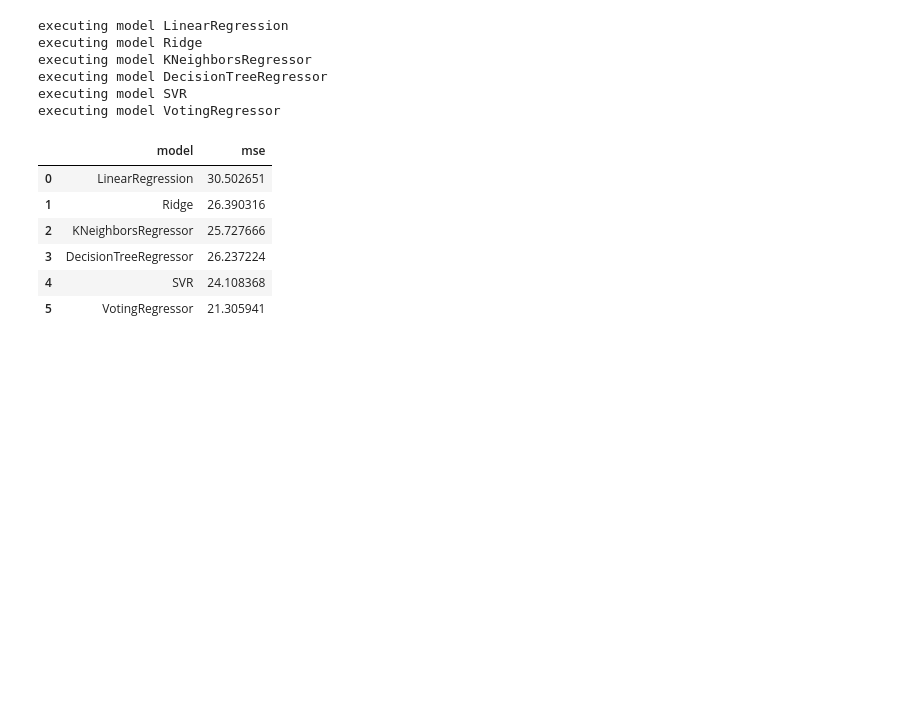
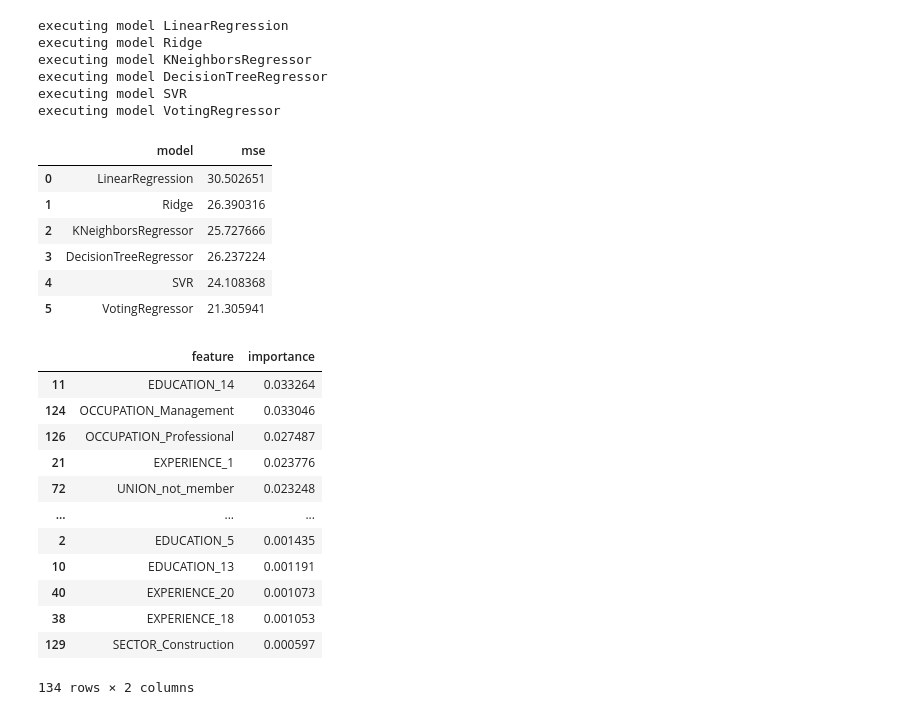
Before and after one commit to mattdabit/MachineLearningAndArtificialIntelligence, a Jupyter notebook: module 20/try_it20_1_starter/try_it_20_1.ipynb, the cells around one changed output. Drawn from its saved outputs; the diff is of its cells as text; code cells hidden in the pictures; blank space fills up the shorter version.

```diff
--- a/module 20/try_it20_1_starter/try_it_20_1.ipynb
+++ b/module 20/try_it20_1_starter/try_it_20_1.ipynb
@@ -111,3 +112,63 @@ df
 fig = px.bar(df, x='model', y='mse', title="Ensemble Voter performed the best")
 fig.show()
 fig.write_image('images/compare.png')
+# %%
+
+# Extract fitted pipeline and components
+pipe = model_results['VotingRegressor']['model']
+enc = pipe.named_steps['hot']
+voter = pipe.named_steps['voter']
+
+# Feature names after OneHotEncoding
+feature_names = enc.get_feature_names_out(input_features=X_train.columns)
+
+# Collect normalized importances from estimators that support it
+imps = []
+for est in getattr(voter, 'estimators_', []):
+    if hasattr(est, 'feature_importances_'):
+        imp = np.asarray(est.feature_importances_, dtype=float)
+    elif hasattr(est, 'coef_'):
+        imp = np.asarray(est.coef_, dtype=float).ravel()
+        imp = np.abs(imp)
+    else:
+        continue
+    s = imp.sum()
+    if s > 0 and imp.shape[0] == len(feature_names):
+        imps.append(imp / s)
+
+# If no importances available, create zeros to avoid errors
+if len(imps) == 0:
+    importance = np.zeros(len(feature_names))
+else:
+    importance = np.mean(np.vstack(imps), axis=0)
+
+# Build DataFrame and plot with Plotly Express
+feat_imp_df = pd.DataFrame({'feature': feature_names, 'importance': importance}).sort_values('importance',
+                                                                                             ascending=False)
+top_n = 30 if len(feat_imp_df) > 30 else len(feat_imp_df)
+
+fig = px.bar(
+    feat_imp_df.head(top_n),
+    x='importance',
+    y='feature',
+    orientation='h',
+    title='VotingRegressor Feature Importance Occupation and Experience most important'
+)
+fig.update_layout(yaxis={'categoryorder': 'total ascending'})
+fig.show()
+fig.write_image('images/feature_importance.png')
+feat_imp_df
+# %% [output]
+|  | feature | importance |
+| 11 | EDUCATION_14 | 0.033264 |
+| 124 | OCCUPATION_Management | 0.033046 |
+| 126 | OCCUPATION_Professional | 0.027487 |
+| 21 | EXPERIENCE_1 | 0.023776 |
+| 72 | UNION_not_member | 0.023248 |
+| ... | ... | ... |
+| 2 | EDUCATION_5 | 0.001435 |
+| 10 | EDUCATION_13 | 0.001191 |
+| 40 | EXPERIENCE_20 | 0.001073 |
+| 38 | EXPERIENCE_18 | 0.001053 |
+| 129 | SECTOR_Construction | 0.000597 |
+134 rows × 2 columns
```
Also changed, not shown: parts of 1 cell of this notebook, 1 other file.
